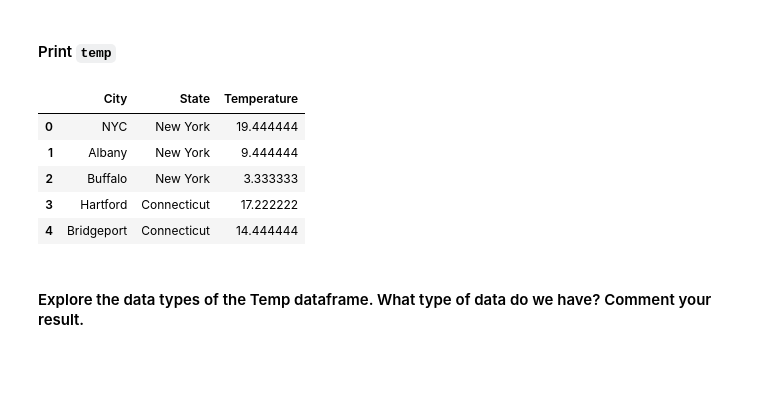
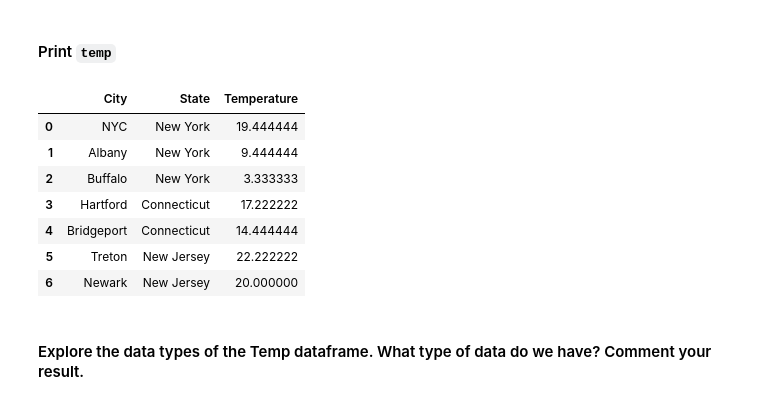
Before and after one commit to AnaAGG/lab-subsetting-and-descriptive-stats, a Jupyter notebook: your-code/main.ipynb, the cells around one changed output. Cells and saved outputs as stored; diff of their text form; code cells hidden in the pictures; blank space fills up the shorter version.

```diff
--- a/your-code/main.ipynb
+++ b/your-code/main.ipynb
@@ -24,14 +24,16 @@ temp = pd.read_csv("Temp_States.csv")
 # %% [markdown]
 #### Print `temp`
 # %%
-temp.head()
+temp.head(10)
 # %% [output]
 |  | City | State | Temperature |
 | 0 | NYC | New York | 19.444444 |
 | 1 | Albany | New York | 9.444444 |
 | 2 | Buffalo | New York | 3.333333 |
 | 3 | Hartford | Connecticut | 17.222222 |
 | 4 | Bridgeport | Connecticut | 14.444444 |
+| 5 | Treton | New Jersey | 22.222222 |
+| 6 | Newark | New Jersey | 20.000000 |
 # %% [markdown]
 #### Explore the data types of the Temp dataframe. What type of data do we have? Comment your result.
 # %%
```
Also changed, not shown: parts of 41 cells of this notebook.
